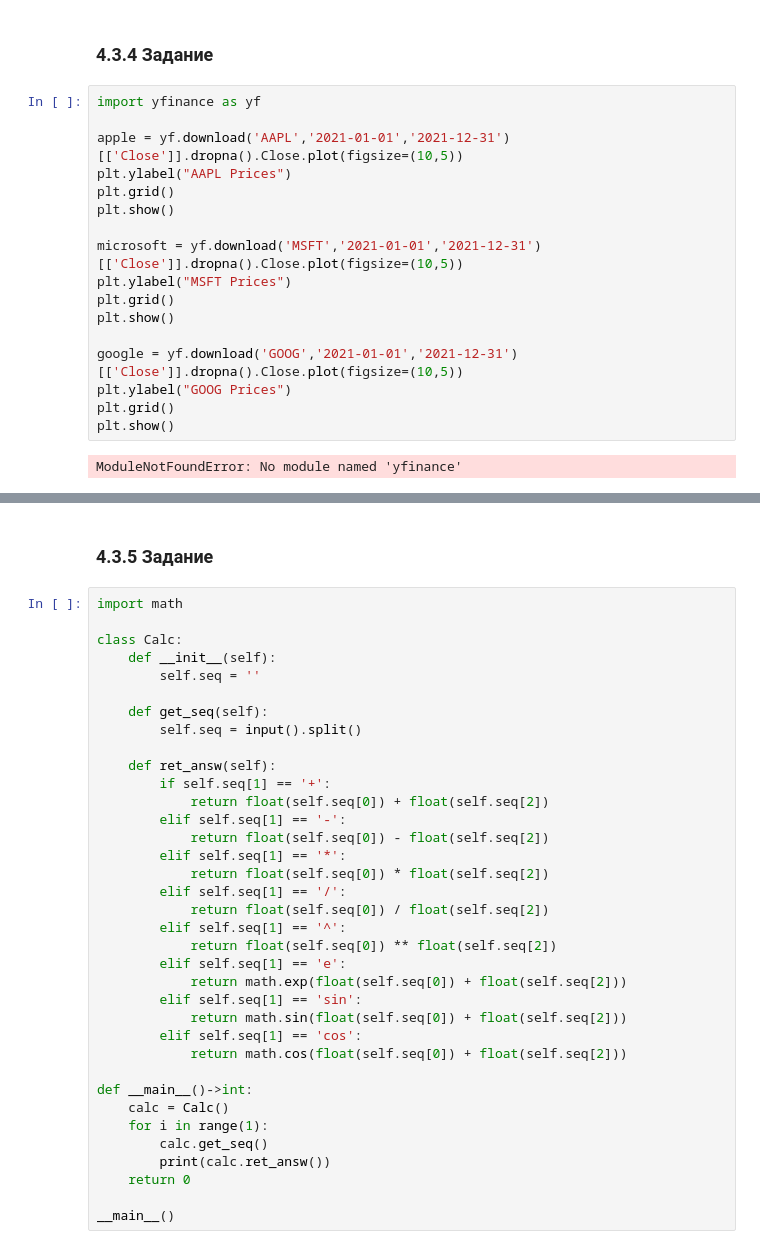
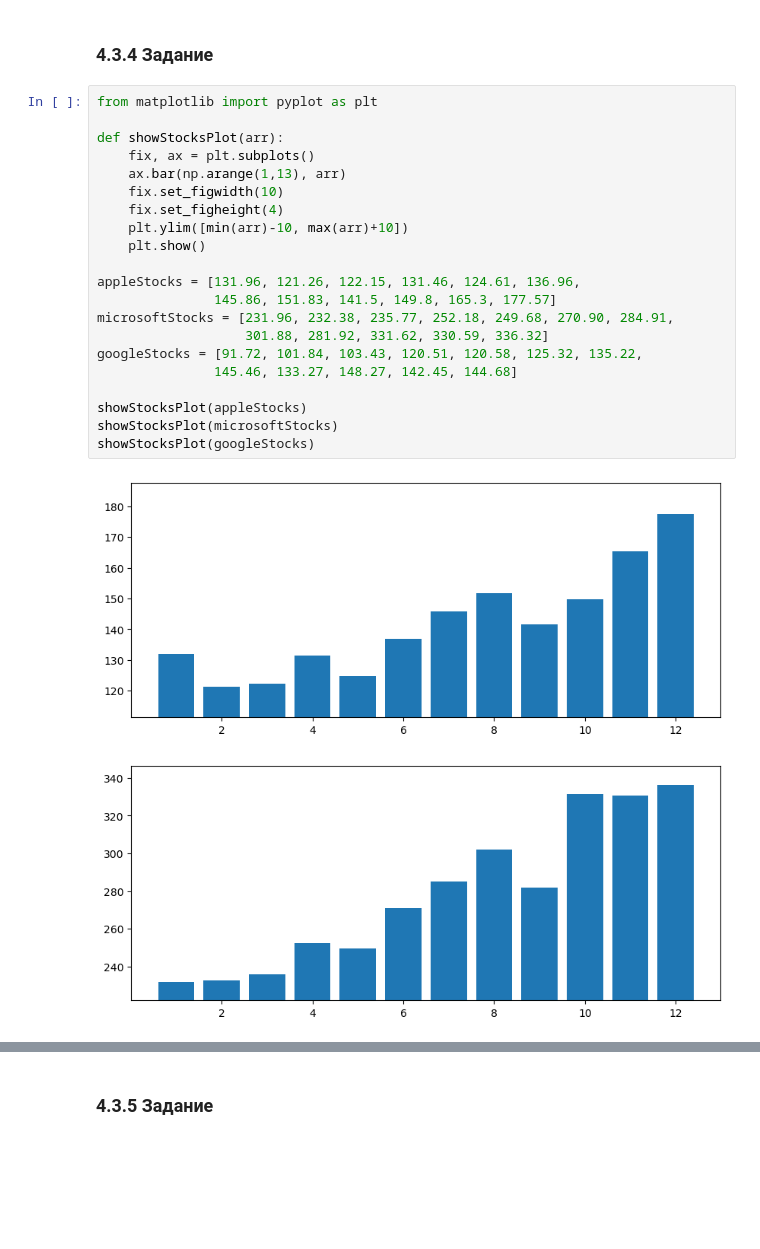
Before and after one commit to Ellasy/python-tipa, a Jupyter notebook: RT1.ipynb, the cells around one changed output, grey strips where cells are left out. Drawn from its saved outputs; the diff is of its cells as text; blank space fills up the shorter version.

```diff
--- a/RT1.ipynb
+++ b/RT1.ipynb
@@ -181,22 +181,27 @@ print(area)
 [figure]
 # %% [markdown]
 ### 4.3.4 Задание
-# %%
-import yfinance as yf
-
-apple = yf.download('AAPL','2021-01-01','2021-12-31')[['Close']].dropna().Close.plot(figsize=(10,5))
-plt.ylabel("AAPL Prices")
-plt.grid()
-plt.show()
-
-microsoft = yf.download('MSFT','2021-01-01','2021-12-31')[['Close']].dropna().Close.plot(figsize=(10,5))
-plt.ylabel("MSFT Prices")
-plt.grid()
-plt.show()
-
-google = yf.download('GOOG','2021-01-01','2021-12-31')[['Close']].dropna().Close.plot(figsize=(10,5))
-plt.ylabel("GOOG Prices")
-plt.grid()
-plt.show()
-# %% [output]
-ModuleNotFoundError: No module named 'yfinance'
+# %%
+from matplotlib import pyplot as plt
+
+def showStocksPlot(arr):
+    fix, ax = plt.subplots()
+    ax.bar(np.arange(1,13), arr)
+    fix.set_figwidth(10)
+    fix.set_figheight(4)
+    plt.ylim([min(arr)-10, max(arr)+10])
+    plt.show()
+
+appleStocks = [131.96, 121.26, 122.15, 131.46, 124.61, 136.96,
+               145.86, 151.83, 141.5, 149.8, 165.3, 177.57]
+microsoftStocks = [231.96, 232.38, 235.77, 252.18, 249.68, 270.90, 284.91,
+                   301.88, 281.92, 331.62, 330.59, 336.32]
+googleStocks = [91.72, 101.84, 103.43, 120.51, 120.58, 125.32, 135.22,
+               145.46, 133.27, 148.27, 142.45, 144.68]
+
+showStocksPlot(appleStocks)
+showStocksPlot(microsoftStocks)
+showStocksPlot(googleStocks)
+# %% [output]
+[figure, added]
+[figure, added]
@@ -203,38 +209,2 @@ ModuleNotFoundError: No module named 'yfinance'
 # %% [markdown]
 ### 4.3.5 Задание
-# %%
-import math
-
-class Calc:
-    def __init__(self):
-        self.seq = ''
-
-    def get_seq(self):
-        self.seq = input().split()
-
-    def ret_answ(self):
-        if self.seq[1] == '+':
-            return float(self.seq[0]) + float(self.seq[2])
-        elif self.seq[1] == '-':
-            return float(self.seq[0]) - float(self.seq[2])
-        elif self.seq[1] == '*':
-            return float(self.seq[0]) * float(self.seq[2])
-        elif self.seq[1] == '/':
-            return float(self.seq[0]) / float(self.seq[2])
-        elif self.seq[1] == '^':
-            return float(self.seq[0]) ** float(self.seq[2])
-        elif self.seq[1] == 'e':
-            return math.exp(float(self.seq[0]) + float(self.seq[2]))
-        elif self.seq[1] == 'sin':
-            return math.sin(float(self.seq[0]) + float(self.seq[2]))
-        elif self.seq[1] == 'cos':
-            return math.cos(float(self.seq[0]) + float(self.seq[2]))
-
-def __main__()->int:
-    calc = Calc()
-    for i in range(1):
-        calc.get_seq()
-        print(calc.ret_answ())
-    return 0
-
-__main__()
```
Also changed, not shown: parts of 2 cells of this notebook, 7 other files.
